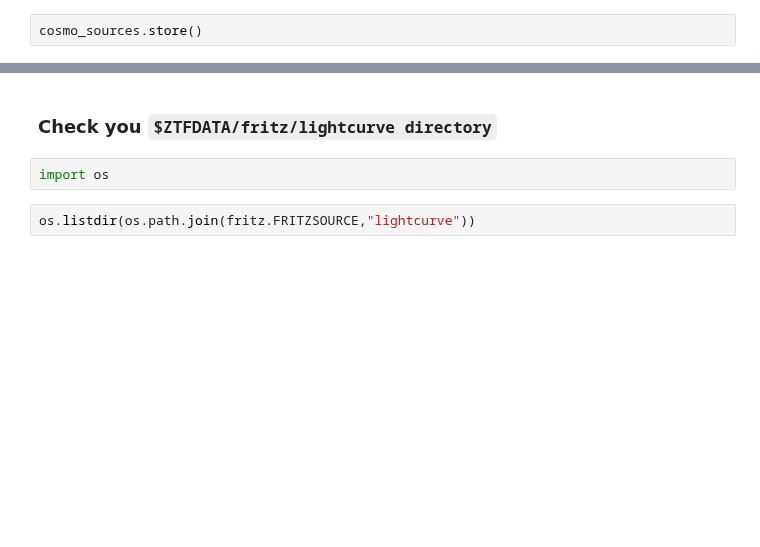
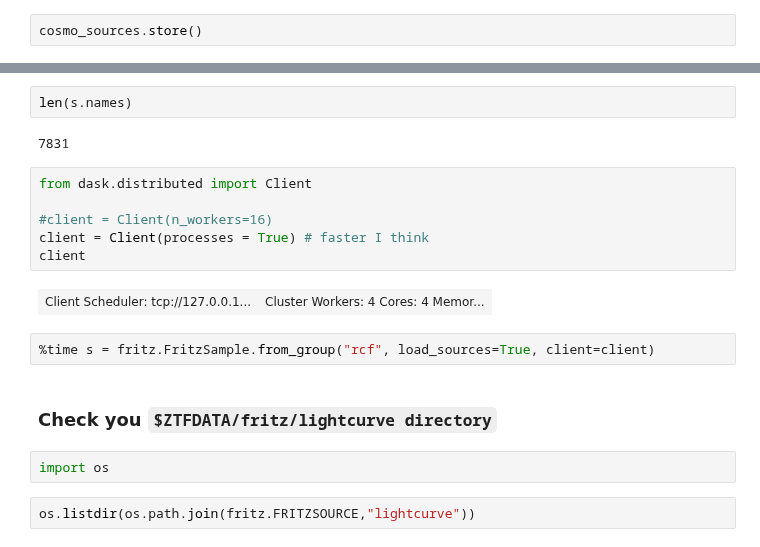
Before and after one commit to MickaelRigault/ztfquery, a Jupyter notebook: tutorials/2. Fritz ; 2.3 Sample statistics and user.ipynb, the cells around one changed output, grey strips where cells are left out. Saved outputs shown, nothing was run; the diff lists cells and outputs as text; blank space fills up the shorter version.

Commit message:
clean fritz sample

```diff
--- a/tutorials/2. Fritz ; 2.3 Sample statistics and user.ipynb
+++ b/tutorials/2. Fritz ; 2.3 Sample statistics and user.ipynb
@@ -137,3 +198,17 @@ lc = s.fetch_data("lightcurve", show_progress=True)
+# %%
+len(s.names)
+# %% [output]
+7831
+# %%
+from dask.distributed import Client
+
+#client = Client(n_workers=16)
+client = Client(processes = True) # faster I think
+client
+# %% [output]
+| Client Scheduler: tcp://127.0.0.1... | Cluster Workers: 4 Cores: 4 Memor... |
+# %%
+%time s = fritz.FritzSample.from_group("rcf", load_sources=True, client=client)
 # %% [markdown]
 ### Check you `$ZTFDATA/fritz/lightcurve directory`
 # %%
```
Also changed, not shown: parts of 21 cells of this notebook, 2 other files.
